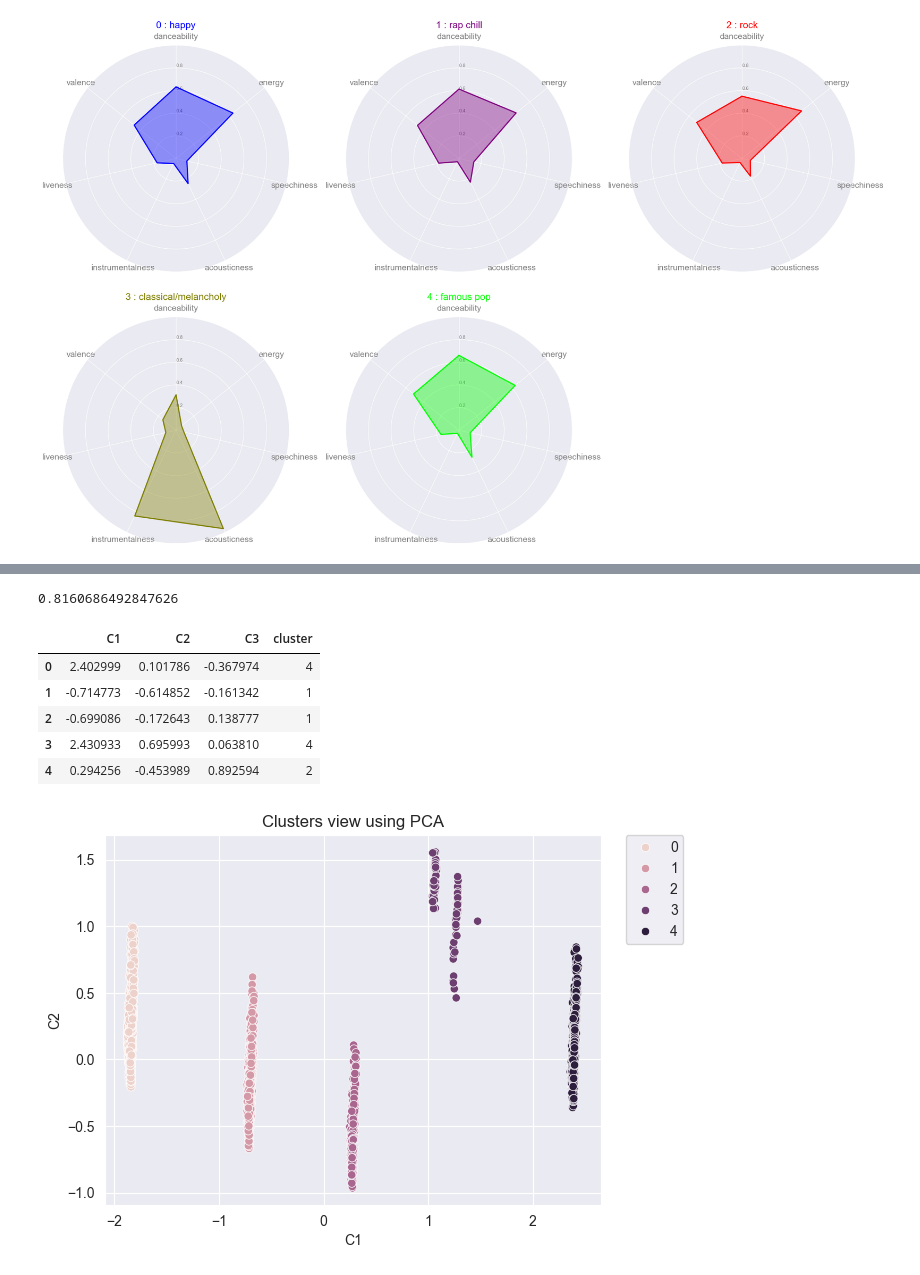
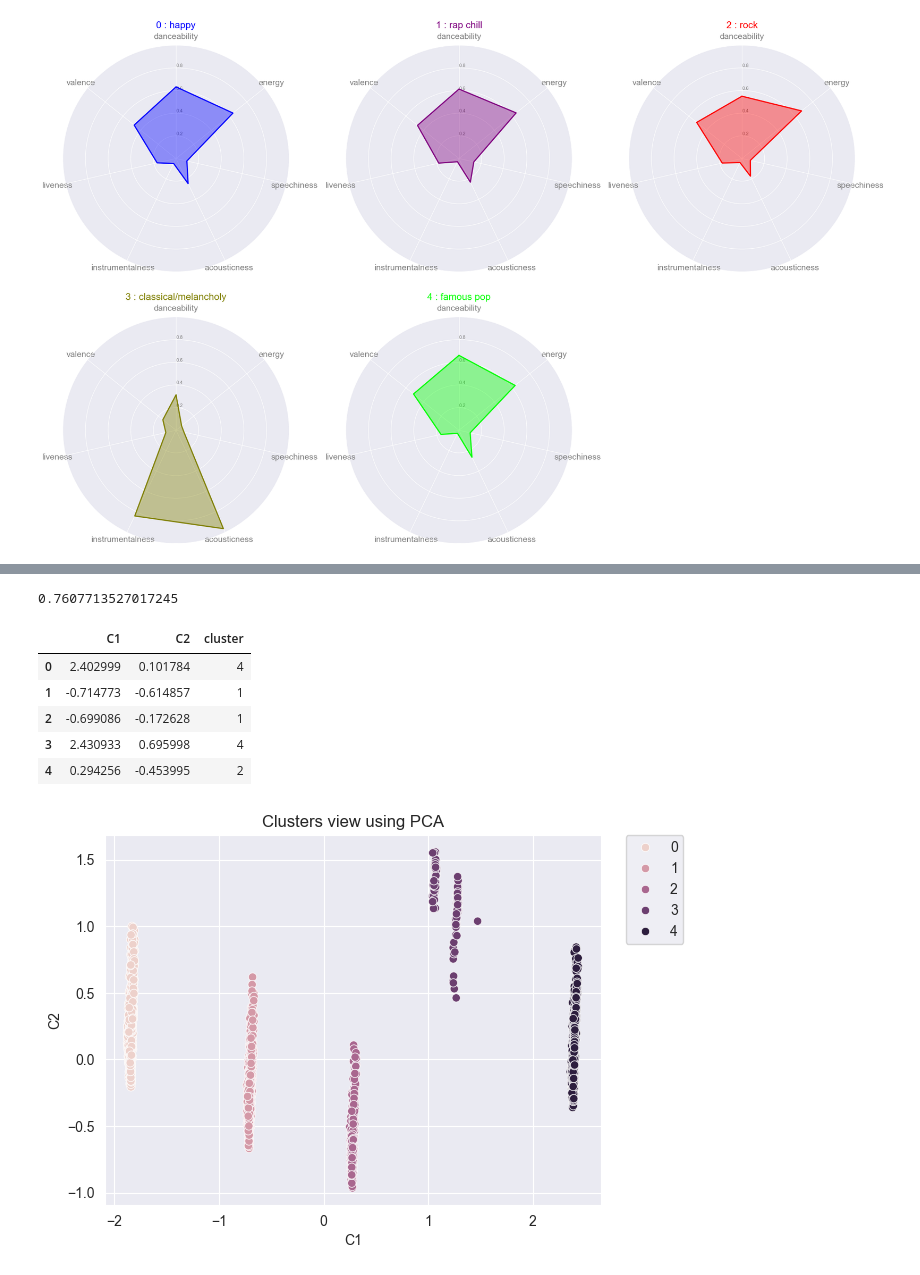
Before and after one commit to aleksandra0014/spotify_predictor_and_recommendation, a Jupyter notebook: clusterization.ipynb, the cells around one changed output, grey strips where cells are left out. Cells and saved outputs as stored; diff of their text form; code cells hidden in the pictures.

```diff
--- a/clusterization.ipynb
+++ b/clusterization.ipynb
@@ -473,22 +452,22 @@ for row in range(0, len(df_radar.index)):
 # %%
 from sklearn.decomposition import PCA
 
-pca = PCA(n_components=3, random_state=42)
+pca = PCA(n_components=2, random_state=42)
 songs_pca = pca.fit_transform(spotify_data_scaled)
 pca.explained_variance_ratio_.sum()
 # %% [output]
-0.8160686492847626
+0.7607713527017245
 # %%
-df_pca = pd.DataFrame(songs_pca, columns=['C1', 'C2', 'C3'])
+df_pca = pd.DataFrame(songs_pca, columns=['C1', 'C2'])
 df_pca['cluster'] = model.labels_
 df_pca.head()
 # %% [output]
-|  | C1 | C2 | C3 | cluster |
-| 0 | 2.402999 | 0.101786 | -0.367974 | 4 |
-| 1 | -0.714773 | -0.614852 | -0.161342 | 1 |
-| 2 | -0.699086 | -0.172643 | 0.138777 | 1 |
-| 3 | 2.430933 | 0.695993 | 0.063810 | 4 |
-| 4 | 0.294256 | -0.453989 | 0.892594 | 2 |
+|  | C1 | C2 | cluster |
+| 0 | 2.402999 | 0.101784 | 4 |
+| 1 | -0.714773 | -0.614857 | 1 |
+| 2 | -0.699086 | -0.172628 | 1 |
+| 3 | 2.430933 | 0.695998 | 4 |
+| 4 | 0.294256 | -0.453995 | 2 |
 # %%
 import seaborn as sns
 sns.scatterplot(x='C1', y='C2', hue='cluster', data=df_pca, legend="full")
```
Also changed, not shown: parts of 28 cells of this notebook.
